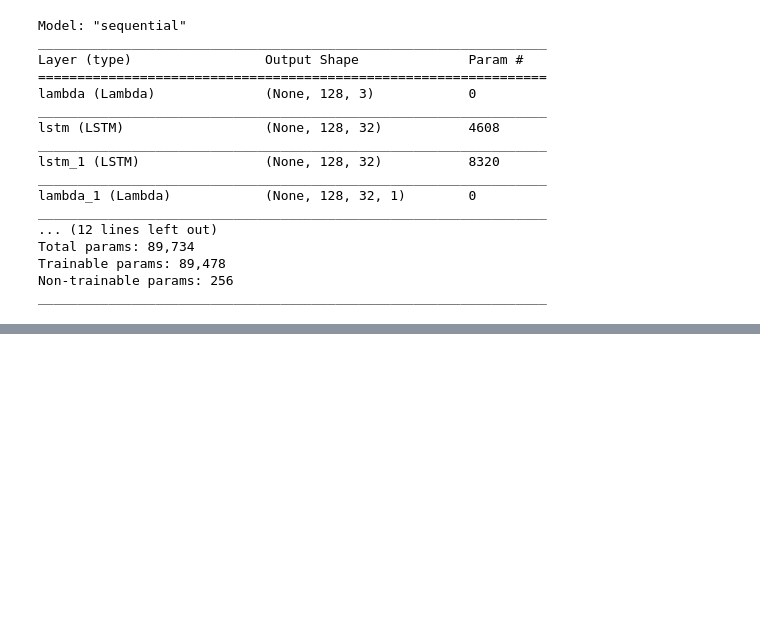
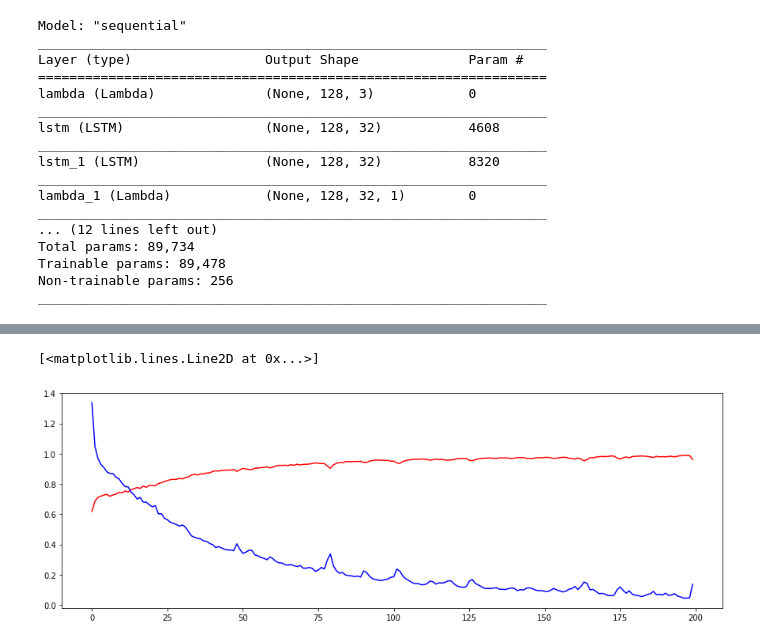
Before and after one commit to AkhilVinayakp/HAR_LSTM_CNN, a Jupyter notebook: lstm_cnn_model_HAR.ipynb, the cells around one changed output, grey strips where cells are left out. Saved outputs shown, nothing was run; the diff lists cells and outputs as text; code cells hidden in the pictures; blank space fills up the shorter version.

Commit message:
fit the model

```diff
--- a/lstm_cnn_model_HAR.ipynb
+++ b/lstm_cnn_model_HAR.ipynb
@@ -85,2 +84,8 @@ for f, l in test_win:
+# %%
+test_f = []
+test_l = []
+for i in test_data:
+  test_f.append(i[0])
+  test_l.append(i[1])
 # %%
 test_f = np.array(test_f)
@@ -91,0 +96,2 @@ test
+# %%
+test_l = np.array(test_l)
@@ -131,3 +149,7 @@ Total params: 89,734
 Trainable params: 89,478
 Non-trainable params: 256
 _________________________________________________________________
+# %%
+# designing class back to save the best model
+from tensorflow.keras.callbacks import ModelCheckpoint
+save = ModelCheckpoint('best_trained_model.h5', save_best_only = True)
@@ -136,6 +162,6 @@ _________________________________________________________________
 optimizer = tf.keras.optimizers.Adam(0.001)
 model.compile(loss="categorical_crossentropy", optimizer=optimizer, metrics = ['accuracy'])
 
-history = model.fit(train_windowed, epochs=200, verbose=1)
+history = model.fit(train_windowed, validation_data=(test_f, test_l), epochs=200,callbacks=[save], verbose=1)
 # %% [output]
 Epoch 1/200
@@ -157,0 +187,8 @@ Epoch 70/200
+# %%
+m_acc = history.history['accuracy']
+fig, ax = plt.subplots(figsize = (15,5))
+ax.plot(m_acc, color = 'r')
+ax.plot(history.history['loss'], color = 'b')
+# %% [output]
+[<matplotlib.lines.Line2D at 0x...>]
+[figure, added]
```
Also changed, not shown: parts of 12 cells of this notebook.
